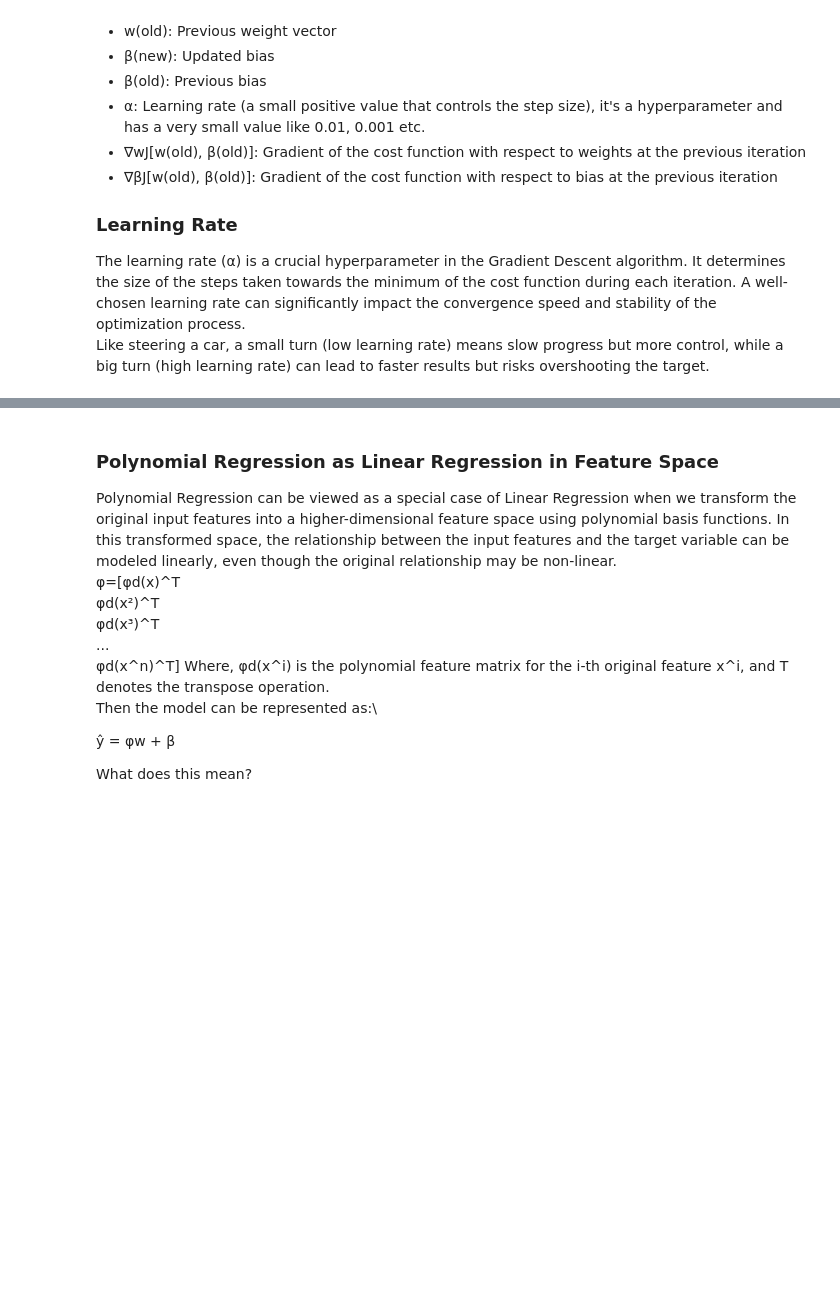
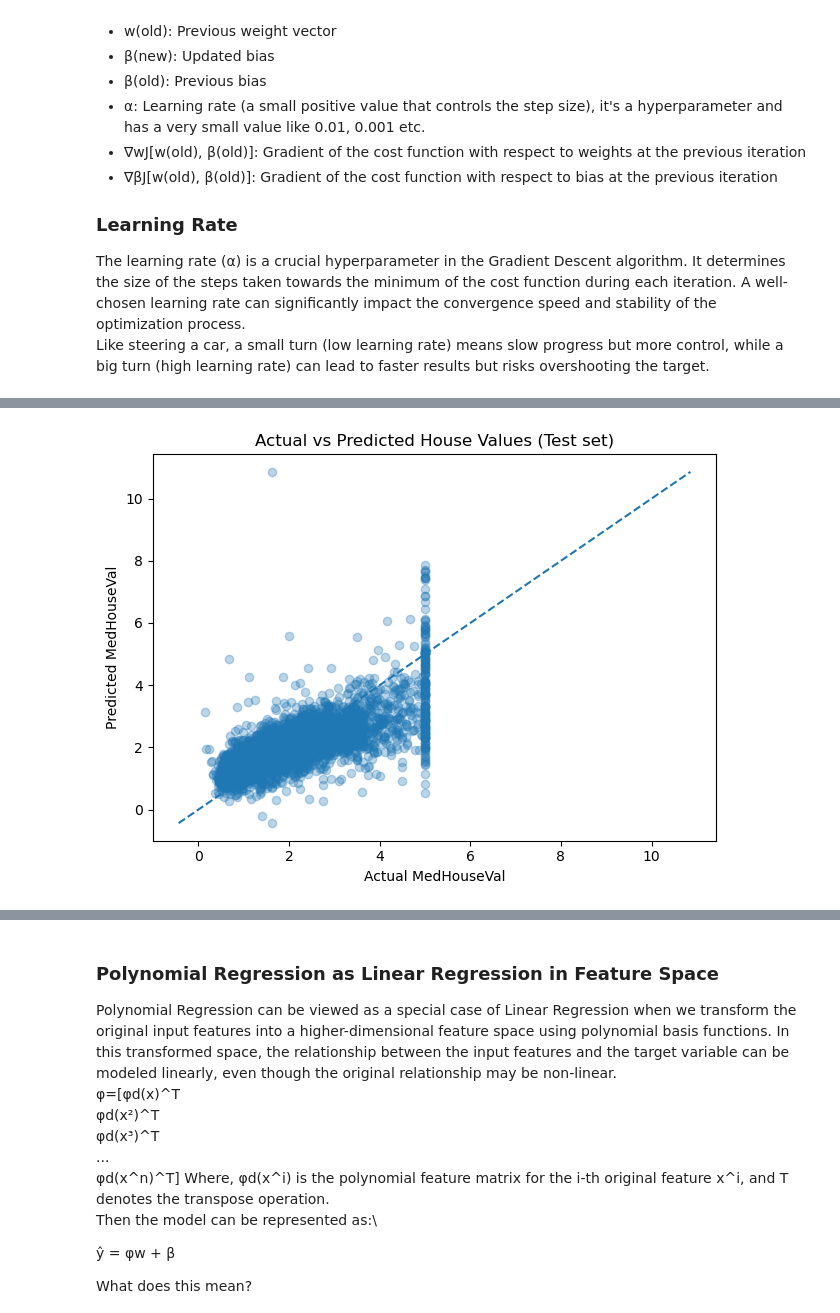
Before and after one commit to himadree-chaudhury/AI-ML-Foundation, a Jupyter notebook: Supervised Learning/module_13.ipynb, the cells around one changed output, grey strips where cells are left out. Saved outputs shown, nothing was run; the diff lists cells and outputs as text; code cells hidden in the pictures; blank space fills up the shorter version.

Commit message:
perf(regression): modify linear & polynomial regression, add logistic regression

```diff
--- a/Supervised Learning/module_13.ipynb
+++ b/Supervised Learning/module_13.ipynb
@@ -86,0 +149,10 @@ Like steering a car, a small turn (low learning rate) means slow progress but mo
+# %%
+from sklearn.model_selection import train_test_split
+from sklearn.linear_model import LinearRegression
+
+X_train, X_test, y_train, y_test = train_test_split(
+    X, y, test_size=0.2, random_state=42
+)
+
+lin_reg = LinearRegression()
+lin_reg.fit(X_train, y_train)
@@ -86,0 +176,7 @@ Like steering a car, a small turn (low learning rate) means slow progress but mo
+# %%
+y_train_pred = lin_reg.predict(X_train)
+y_test_pred = lin_reg.predict(X_test)
+
+print('Some sample predicitons on test set (first 5 rows): ')
+print('Predicted: ', y_test_pred[:5])
+print('Actual: ', y_test.values[:5])
@@ -86,0 +215,15 @@ Like steering a car, a small turn (low learning rate) means slow progress but mo
+# %%
+plt.figure()
+plt.scatter(y_test, y_test_pred, alpha=0.3)
+plt.xlabel('Actual MedHouseVal')
+plt.ylabel('Predicted MedHouseVal')
+plt.title('Actual vs Predicted House Values (Test set)')
+
+# Diagonal reference line
+min_val = min(y_test.min(), y_test_pred.min())
+max_val = max(y_test.max(), y_test_pred.max())
+plt.plot([min_val, max_val], [min_val, max_val], linestyle='--')
+plt.tight_layout()
+plt.show()
+# %% [output]
+[figure, added]
```
Also changed, not shown: parts of 14 cells of this notebook, 4 other files.
